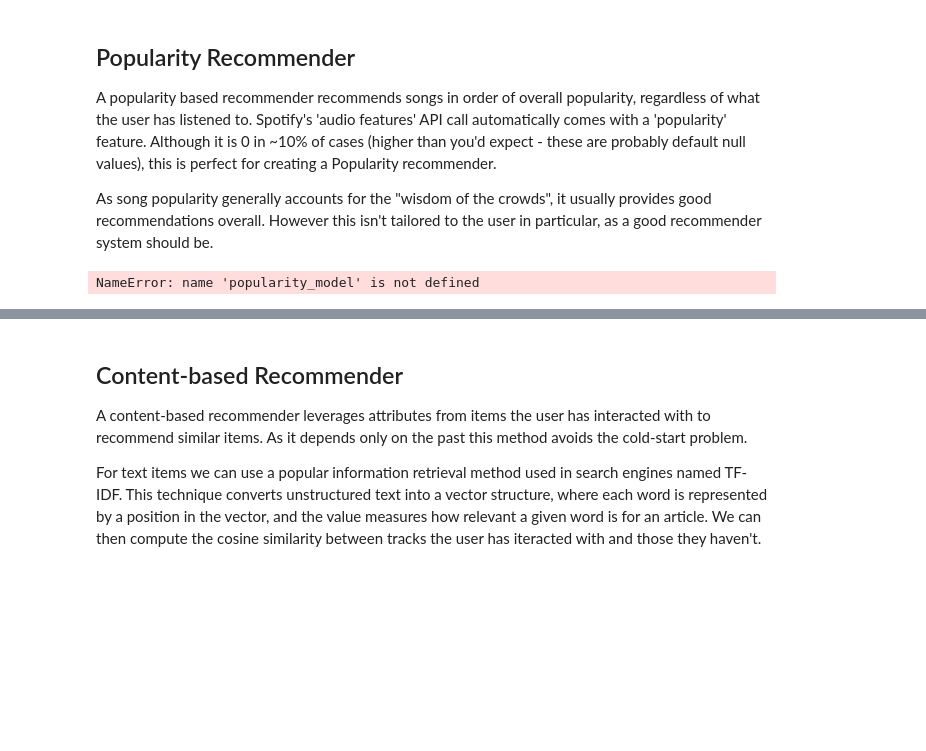
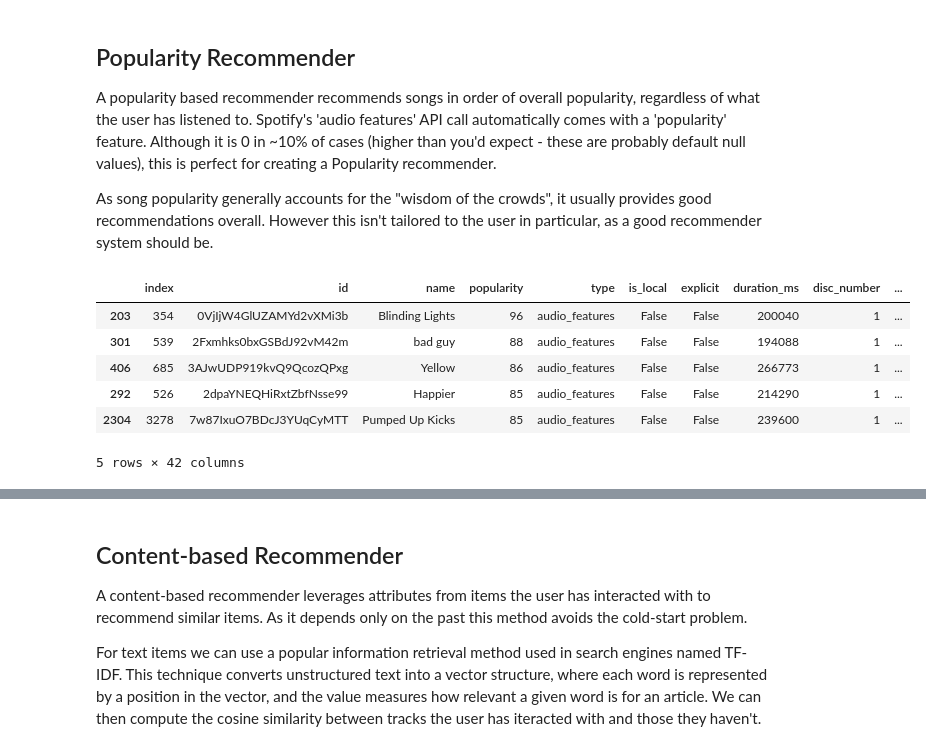
Before and after one commit to anthonyli358/spotify-recommender-systems, a Jupyter notebook: recommender_systems.ipynb, the cells around one changed output, grey strips where cells are left out. Drawn from its saved outputs; the diff is of its cells as text; code cells hidden in the pictures; blank space fills up the shorter version.

```diff
--- a/recommender_systems.ipynb
+++ b/recommender_systems.ipynb
@@ -123,13 +123,14 @@ model_evaluator = ModelEvaluator(playlist_tracks_df)
 
 Now to evaluate a model for a playlist (and overall), we need to get both iteracted and non-interacted tracks for a playlist.
 # %%
-def get_interacted_tracks(tracks, playlist_id):
+def get_interacted_tracks(tracks, playlist_id, drop_duplicates=True):
     interacted_track_ids = set(tracks[tracks['playlist_id'] == playlist_id]['id'])
     tracks_interacted = tracks[tracks['id'].isin(interacted_track_ids)]
     tracks_not_interacted = tracks[~tracks['id'].isin(interacted_track_ids)]
 
-    tracks_interacted = tracks_interacted.drop_duplicates(subset='id', keep="first").reset_index()
-    tracks_not_interacted = tracks_not_interacted.drop_duplicates(subset='id', keep="first").reset_index()
+    if drop_duplicates is True:
+        tracks_interacted = tracks_interacted.drop_duplicates(subset='id', keep="first").reset_index()
+        tracks_not_interacted = tracks_not_interacted.drop_duplicates(subset='id', keep="first").reset_index()
 
     return tracks_interacted, tracks_not_interacted
 # %%
@@ -147,7 +148,7 @@ class PopularityRecommender:
         self.tracks = tracks
         self.model_name = 'Popularity Recommender'
 
-    def recommend_items(self, playlist_id, ignore_ids=[]):
+    def recommend_tracks(self, playlist_id, ignore_ids=[]):
         recommendations_df = self.tracks[~self.tracks['id'].isin(ignore_ids)] \
                                 .drop_duplicates(subset='id', keep="first").reset_index() \
                                 .sort_values('popularity', ascending=False)
@@ -157,10 +158,16 @@ class PopularityRecommender:
 popularity_model = PopularityRecommender(playlist_tracks_df)
 # %%
 # You can see this is essentially sorted by popularity
-popularity_model_recommendations = popularity_model.recommend_items(playlist_ids['Chill'], interacted_tracks['id'].tolist())
+popularity_model_recommendations = popularity_model.recommend_tracks(playlist_ids['Chill'], interacted_tracks['id'].tolist())
 popularity_model_recommendations.head()
 # %% [output]
+|  | index | id | name | popularity | type | is_local | explicit | duration_ms | disc_number | ... |
+| 203 | 354 | 0VjIjW4GlUZAMYd2vXMi3b | Blinding Lights | 96 | audio_features | False | False | 200040 | 1 | ... |
+| 301 | 539 | 2Fxmhks0bxGSBdJ92vM42m | bad guy | 88 | audio_features | False | False | 194088 | 1 | ... |
+| 406 | 685 | 3AJwUDP919kvQ9QcozQPxg | Yellow | 86 | audio_features | False | False | 266773 | 1 | ... |
+| 292 | 526 | 2dpaYNEQHiRxtZbfNsse99 | Happier | 85 | audio_features | False | False | 214290 | 1 | ... |
+| 2304 | 3278 | 7w87IxuO7BDcJ3YUqCyMTT | Pumped Up Kicks | 85 | audio_features | False | False | 239600 | 1 | ... |
-NameError: name 'popularity_model' is not defined
+5 rows × 42 columns
 # %%
 popularity_model_metrics, popularity_model_details = model_evaluator.evaluate_model(popularity_model)
 
```
Also changed, not shown: parts of 28 cells of this notebook.
